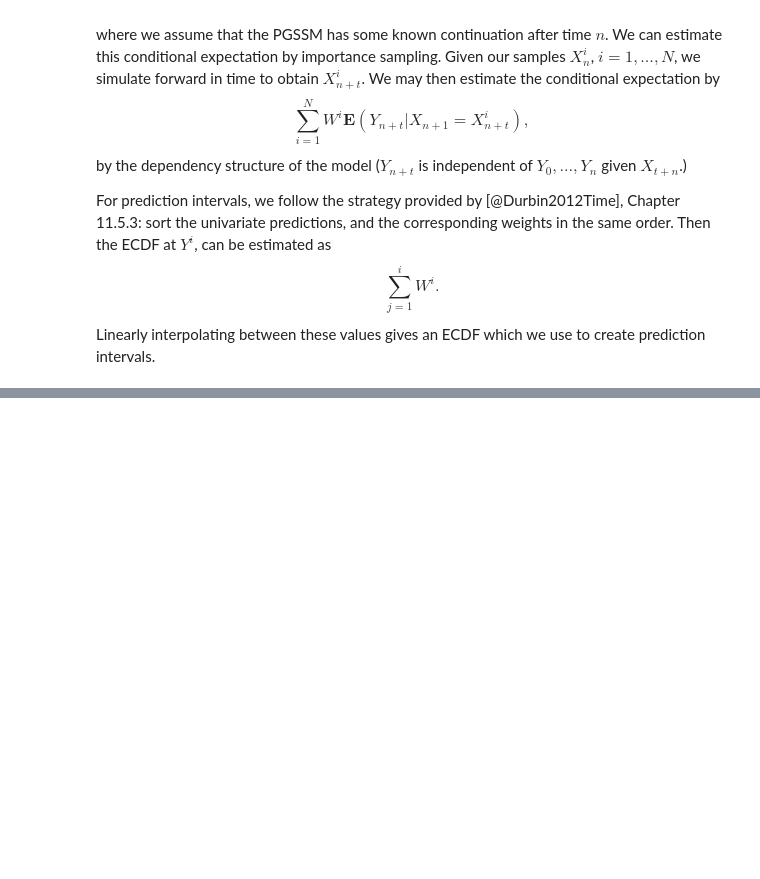
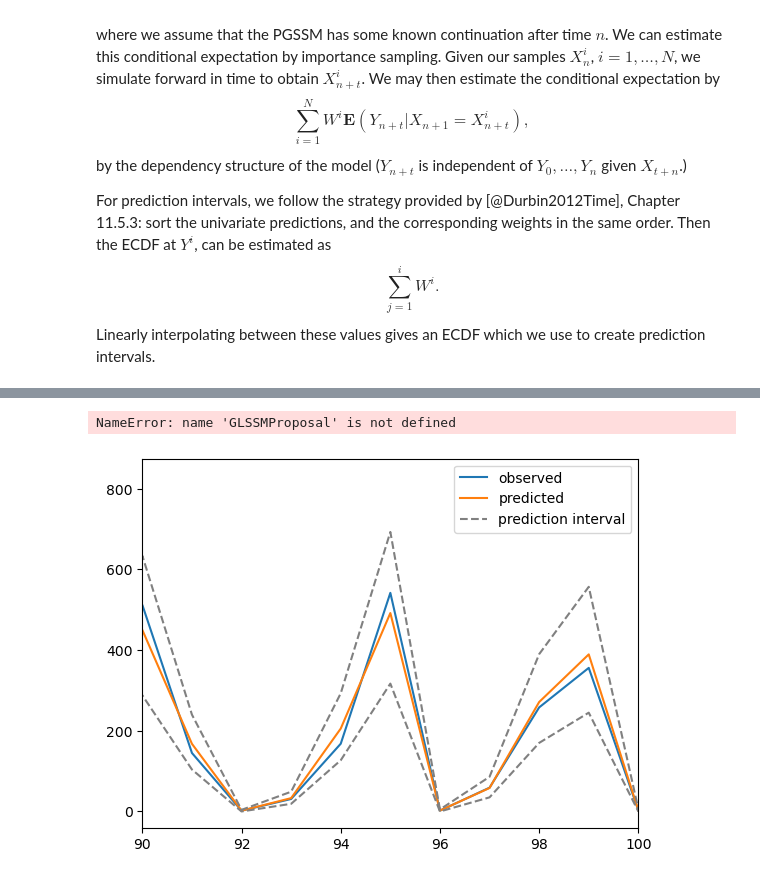
Before and after one commit to stefanheyder/isssm, a Jupyter notebook: nbs/40_importance_sampling.ipynb, the cells around one changed output, grey strips where cells are left out. Drawn from its saved outputs; the diff is of its cells as text; code cells hidden in the pictures; blank space fills up the shorter version.

```diff
--- a/nbs/40_importance_sampling.ipynb
+++ b/nbs/40_importance_sampling.ipynb
@@ -369,0 +408,80 @@ plt.show()
+# %%
+# | export
+from isssm.kalman import to_signal_model
+
+
+def prediction(
+    f: callable,
+    y,
+    proposal: GLSSMProposal,
+    model: PGSSM,
+    N: int,
+    key: PRNGKeyArray,
+    probs: Float[Array, "k"],
+    prediction_model=None,
+):
+    if prediction_model is None:
+        prediction_model = model
+
+    key, subkey = jrn.split(key)
+    signal_samples, log_weights = pgssm_importance_sampling(
+        y, model, proposal.z, proposal.Omega, N, subkey
+    )
+    N = signal_samples.shape[0]
+
+    signal_model = to_signal_model(proposal)
+
+    def state_sample(signal_sample, key):
+        (x_sample,) = FFBS(signal_sample, signal_model, 1, key)
+        return x_sample
+
+    key, *subkeys = jrn.split(key, N + 1)
+    subkeys = jnp.array(subkeys)
+    x_samples = vmap(state_sample)(signal_samples, subkeys)
+    s_samples = mm_time_sim(prediction_model.B, x_samples)
+
+    key, subkey = jrn.split(key)
+    y_prime_samples = prediction_model.dist(
+        s_samples, prediction_model.xi[None]
+    ).sample(seed=subkey)
+
+    f_samples = vmap(f)(x_samples, signal_samples, y_prime_samples)
+
+    mean_f = mc_integration(f_samples, log_weights)
+    sd_f = jnp.sqrt(mc_integration(f_samples**2, log_weights) - mean_f**2)
+
+    if f_samples.ndim == 3:
+        percentiles = prediction_percentiles(
+            f_samples, normalize_weights(log_weights), probs
+        )
+    elif f_samples.ndim == 2:
+        percentiles = vmap(_prediction_percentiles, (1, None, None), 1)(
+            f_samples, normalize_weights(log_weights), probs
+        )
+    elif f_samples.ndim == 1:
+        percentiles = _prediction_percentiles(
+            f_samples, normalize_weights(log_weights), probs
+        )
+
+    return mean_f, sd_f, percentiles
+# %% [output]
+NameError: name 'GLSSMProposal' is not defined
+# %%
+def f(x, s, y_prime):
+    return y_prime[:, 0:1]
+
+
+key, subkey = jrn.split(key)
+mean, sd, quants = prediction(
+    f, y, proposal, model, 10000, subkey, jnp.array([0.1, 0.5, 0.9])
+)
+
+plt.plot(y, label="observed")
+plt.plot(mean, label="predicted")
+plt.plot(quants[0], linestyle="--", color="grey", label="prediction interval")
+plt.plot(quants[2], linestyle="--", color="grey")
+plt.xlim(90, 100)
+plt.legend()
+plt.show()
+# %% [output]
+[figure, added]
```
Also changed, not shown: parts of 10 cells of this notebook, 14 other files.
